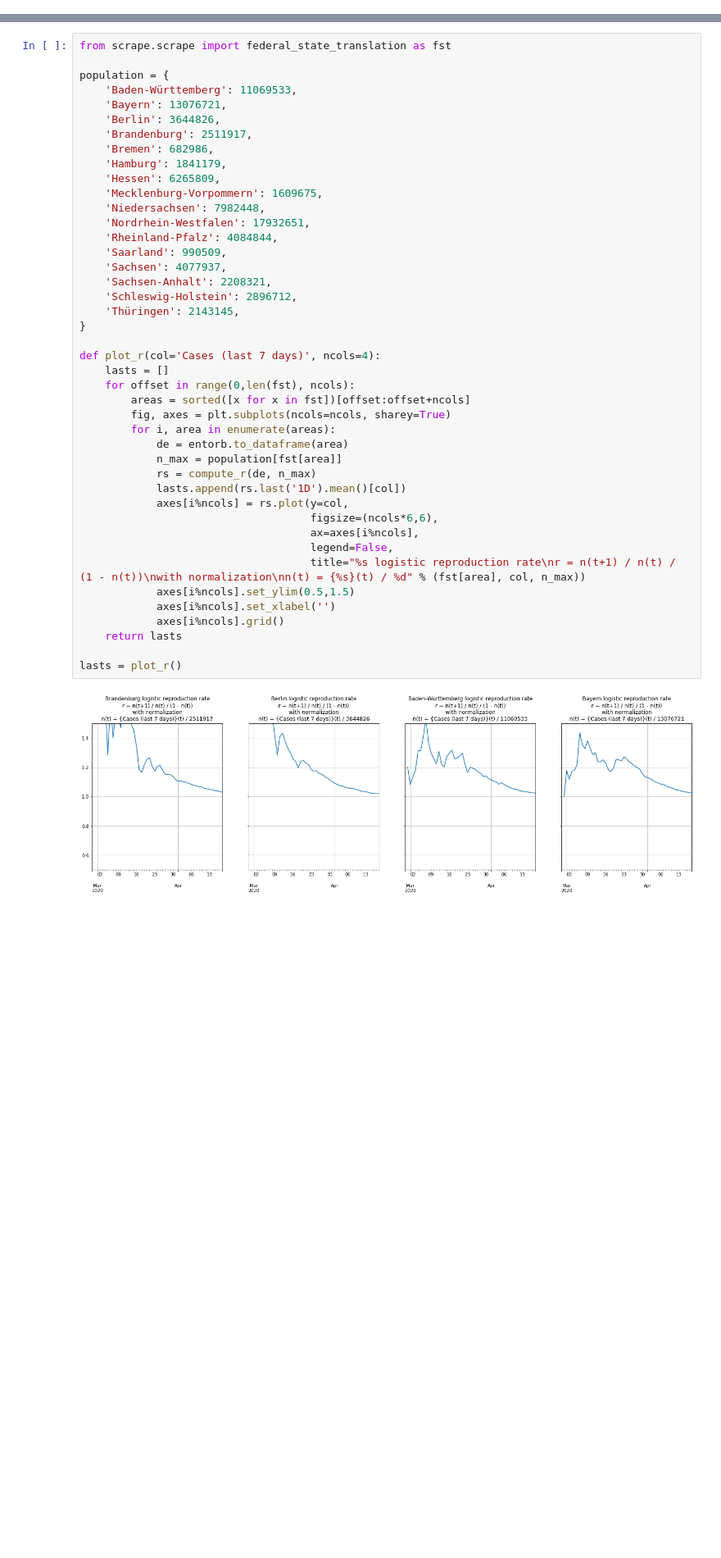
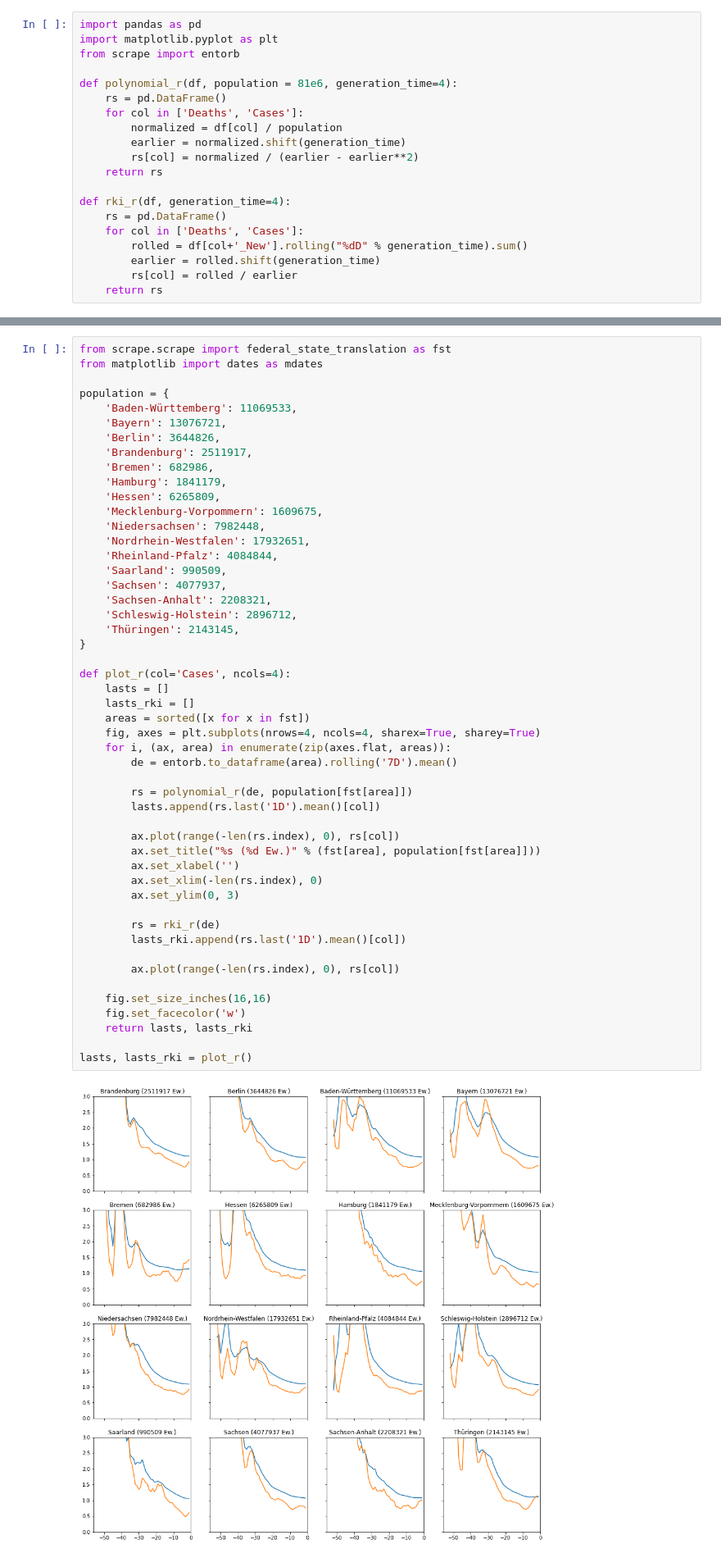
Before and after one commit to pschwede/covid19plots, a Jupyter notebook: repro.ipynb, the cells around one changed output, grey strips where cells are left out. Shown at 82% size. Saved outputs shown, nothing was run; the diff lists cells and outputs as text; blank space fills up the shorter version.

Commit message:
new: RKI reproduction rate

```diff
--- a/repro.ipynb
+++ b/repro.ipynb
@@ -54,0 +11,20 @@ axes[1].legend(loc='upper left')
+# %%
+import pandas as pd
+import matplotlib.pyplot as plt
+from scrape import entorb
+
+def polynomial_r(df, population = 81e6, generation_time=4):
+    rs = pd.DataFrame()
+    for col in ['Deaths', 'Cases']:
+        normalized = df[col] / population
+        earlier = normalized.shift(generation_time)
+        rs[col] = normalized / (earlier - earlier**2)
+    return rs
+
+def rki_r(df, generation_time=4):
+    rs = pd.DataFrame()
+    for col in ['Deaths', 'Cases']:
+        rolled = df[col+'_New'].rolling("%dD" % generation_time).sum()
+        earlier = rolled.shift(generation_time)
+        rs[col] = rolled / earlier
+    return rs
@@ -55,45 +55,52 @@ axes[1].legend(loc='upper left')
 # %%
 from scrape.scrape import federal_state_translation as fst
+from matplotlib import dates as mdates
 
 population = {
     'Baden-Württemberg': 11069533,
     'Bayern': 13076721,
     'Berlin': 3644826,
     'Brandenburg': 2511917,
     'Bremen': 682986,
     'Hamburg': 1841179,
     'Hessen': 6265809,
     'Mecklenburg-Vorpommern': 1609675,
     'Niedersachsen': 7982448,
     'Nordrhein-Westfalen': 17932651,
     'Rheinland-Pfalz': 4084844,
     'Saarland': 990509,
     'Sachsen': 4077937,
     'Sachsen-Anhalt': 2208321,
     'Schleswig-Holstein': 2896712,
     'Thüringen': 2143145,
 }
 
-def plot_r(col='Cases (last 7 days)', ncols=4):
+def plot_r(col='Cases', ncols=4):
     lasts = []
-    for offset in range(0,len(fst), ncols):
-        areas = sorted([x for x in fst])[offset:offset+ncols]
-        fig, axes = plt.subplots(ncols=ncols, sharey=True)
-        for i, area in enumerate(areas):
-            de = entorb.to_dataframe(area)
-            n_max = population[fst[area]]
-            rs = compute_r(de, n_max)
-            lasts.append(rs.last('1D').mean()[col])
-            axes[i%ncols] = rs.plot(y=col,
-                                    figsize=(ncols*6,6),
-                                    ax=axes[i%ncols],
-                                    legend=False,
-                                    title="%s logistic reproduction rate\nr = n(t+1) / n(t) / (1 - n(t))\nwith normalization\nn(t) = {%s}(t) / %d" % (fst[area], col, n_max))
-            axes[i%ncols].set_ylim(0.5,1.5)
-            axes[i%ncols].set_xlabel('')
-            axes[i%ncols].grid()
-    return lasts
+    lasts_rki = []
+    areas = sorted([x for x in fst])
+    fig, axes = plt.subplots(nrows=4, ncols=4, sharex=True, sharey=True)
+    for i, (ax, area) in enumerate(zip(axes.flat, areas)):
+        de = entorb.to_dataframe(area).rolling('7D').mean()
 
-lasts = plot_r()
+        rs = polynomial_r(de, population[fst[area]])
+        lasts.append(rs.last('1D').mean()[col])
+
+        ax.plot(range(-len(rs.index), 0), rs[col])
+        ax.set_title("%s (%d Ew.)" % (fst[area], population[fst[area]]))
+        ax.set_xlabel('')
+        ax.set_xlim(-len(rs.index), 0)
+        ax.set_ylim(0, 3)
+
+        rs = rki_r(de)
+        lasts_rki.append(rs.last('1D').mean()[col])
+
+        ax.plot(range(-len(rs.index), 0), rs[col])
+
+    fig.set_size_inches(16,16)
+    fig.set_facecolor('w')
+    return lasts, lasts_rki
+
+lasts, lasts_rki = plot_r()
 # %% [output]
-[figure, old version]
+[figure, new version]
```
Also changed, not shown: parts of 12 cells of this notebook, 1 other file.
